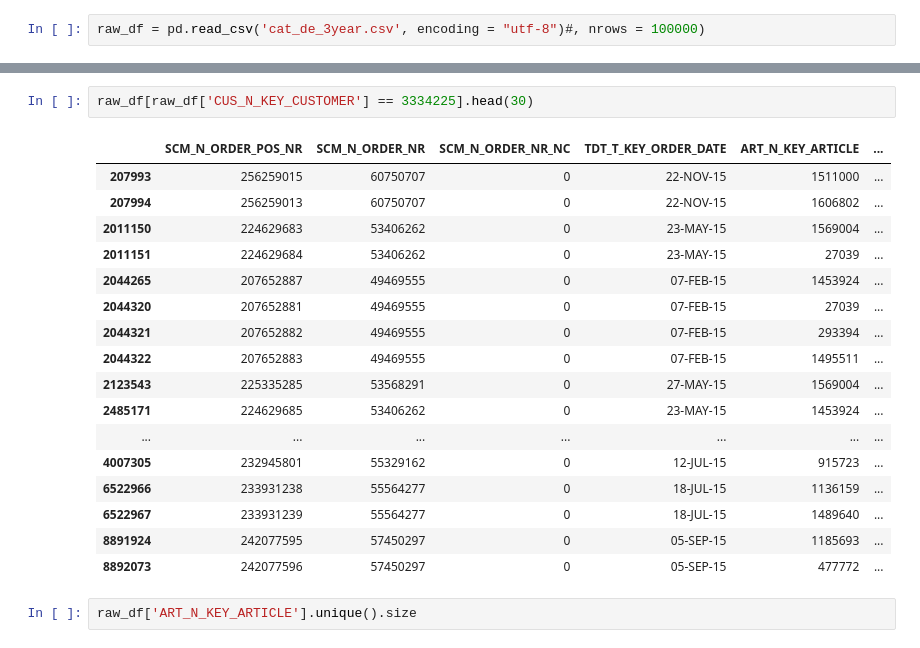
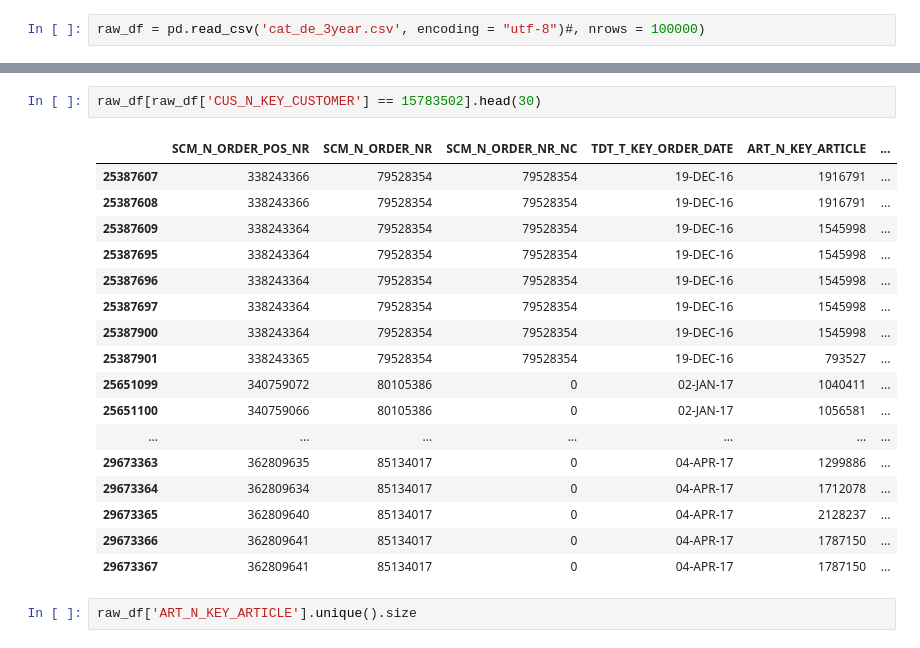
Before and after one commit to VladPrytula/RecommenderSystems, a Jupyter notebook: ImplicitRS.ipynb, the cells around one changed output, grey strips where cells are left out. Cells and saved outputs as stored; diff of their text form.

```diff
--- a/ImplicitRS.ipynb
+++ b/ImplicitRS.ipynb
@@ -81,23 +81,23 @@ sample_renamed_df.uid[2]
 # %%
-raw_df[raw_df['CUS_N_KEY_CUSTOMER'] == 3334225].head(30)
+raw_df[raw_df['CUS_N_KEY_CUSTOMER'] == 15783502].head(30)
 # %% [output]
 |  | SCM_N_ORDER_POS_NR | SCM_N_ORDER_NR | SCM_N_ORDER_NR_NC | TDT_T_KEY_ORDER_DATE | ART_N_KEY_ARTICLE | ... |
-| 207993 | 256259015 | 60750707 | 0 | 22-NOV-15 | 1511000 | ... |
-| 207994 | 256259013 | 60750707 | 0 | 22-NOV-15 | 1606802 | ... |
-| 2011150 | 224629683 | 53406262 | 0 | 23-MAY-15 | 1569004 | ... |
-| 2011151 | 224629684 | 53406262 | 0 | 23-MAY-15 | 27039 | ... |
-| 2044265 | 207652887 | 49469555 | 0 | 07-FEB-15 | 1453924 | ... |
-| 2044320 | 207652881 | 49469555 | 0 | 07-FEB-15 | 27039 | ... |
-| 2044321 | 207652882 | 49469555 | 0 | 07-FEB-15 | 293394 | ... |
-| 2044322 | 207652883 | 49469555 | 0 | 07-FEB-15 | 1495511 | ... |
-| 2123543 | 225335285 | 53568291 | 0 | 27-MAY-15 | 1569004 | ... |
-| 2485171 | 224629685 | 53406262 | 0 | 23-MAY-15 | 1453924 | ... |
+| 25387607 | 338243366 | 79528354 | 79528354 | 19-DEC-16 | 1916791 | ... |
+| 25387608 | 338243366 | 79528354 | 79528354 | 19-DEC-16 | 1916791 | ... |
+| 25387609 | 338243364 | 79528354 | 79528354 | 19-DEC-16 | 1545998 | ... |
+| 25387695 | 338243364 | 79528354 | 79528354 | 19-DEC-16 | 1545998 | ... |
+| 25387696 | 338243364 | 79528354 | 79528354 | 19-DEC-16 | 1545998 | ... |
+| 25387697 | 338243364 | 79528354 | 79528354 | 19-DEC-16 | 1545998 | ... |
+| 25387900 | 338243364 | 79528354 | 79528354 | 19-DEC-16 | 1545998 | ... |
+| 25387901 | 338243365 | 79528354 | 79528354 | 19-DEC-16 | 793527 | ... |
+| 25651099 | 340759072 | 80105386 | 0 | 02-JAN-17 | 1040411 | ... |
+| 25651100 | 340759066 | 80105386 | 0 | 02-JAN-17 | 1056581 | ... |
 | ... | ... | ... | ... | ... | ... | ... |
-| 4007305 | 232945801 | 55329162 | 0 | 12-JUL-15 | 915723 | ... |
-| 6522966 | 233931238 | 55564277 | 0 | 18-JUL-15 | 1136159 | ... |
-| 6522967 | 233931239 | 55564277 | 0 | 18-JUL-15 | 1489640 | ... |
-| 8891924 | 242077595 | 57450297 | 0 | 05-SEP-15 | 1185693 | ... |
-| 8892073 | 242077596 | 57450297 | 0 | 05-SEP-15 | 477772 | ... |
+| 29673363 | 362809635 | 85134017 | 0 | 04-APR-17 | 1299886 | ... |
+| 29673364 | 362809634 | 85134017 | 0 | 04-APR-17 | 1712078 | ... |
+| 29673365 | 362809640 | 85134017 | 0 | 04-APR-17 | 2128237 | ... |
+| 29673366 | 362809641 | 85134017 | 0 | 04-APR-17 | 1787150 | ... |
+| 29673367 | 362809641 | 85134017 | 0 | 04-APR-17 | 1787150 | ... |
 # %%
 raw_df['ART_N_KEY_ARTICLE'].unique().size
 # %% [output]
```
Also changed, not shown: parts of 17 cells of this notebook.
